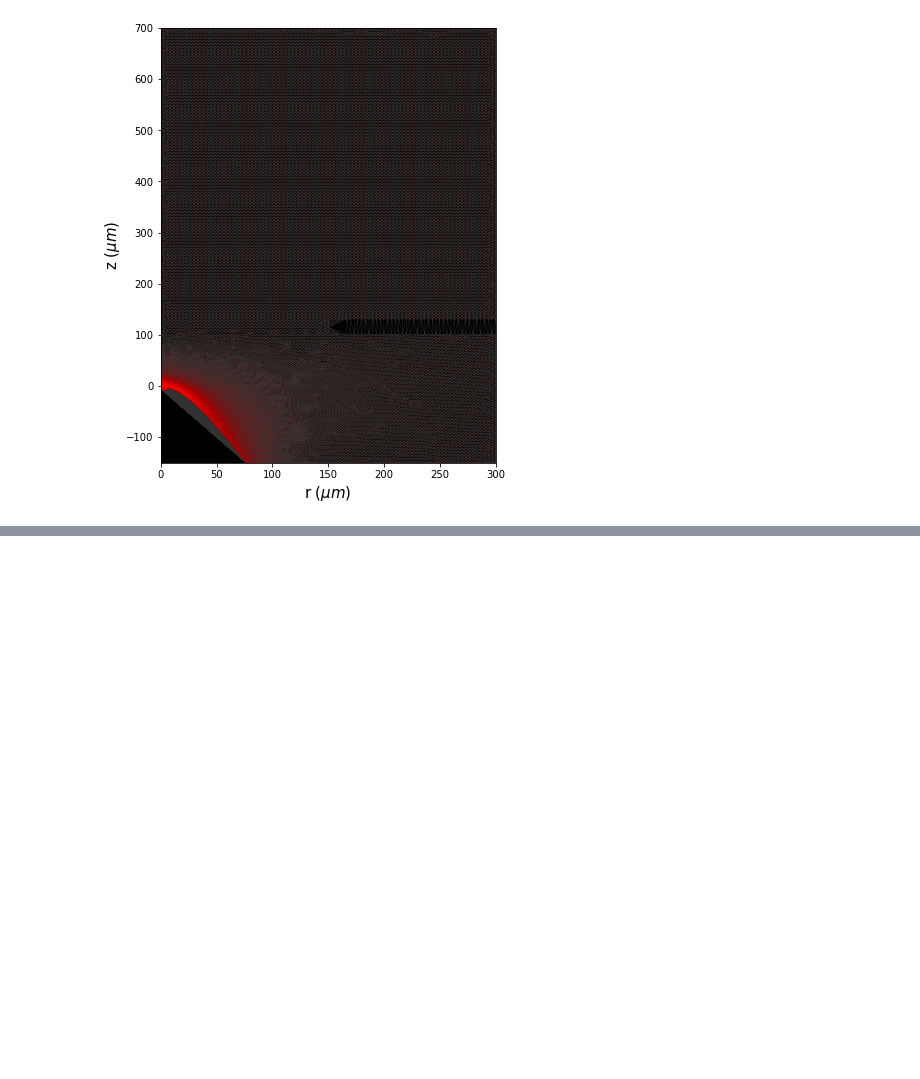
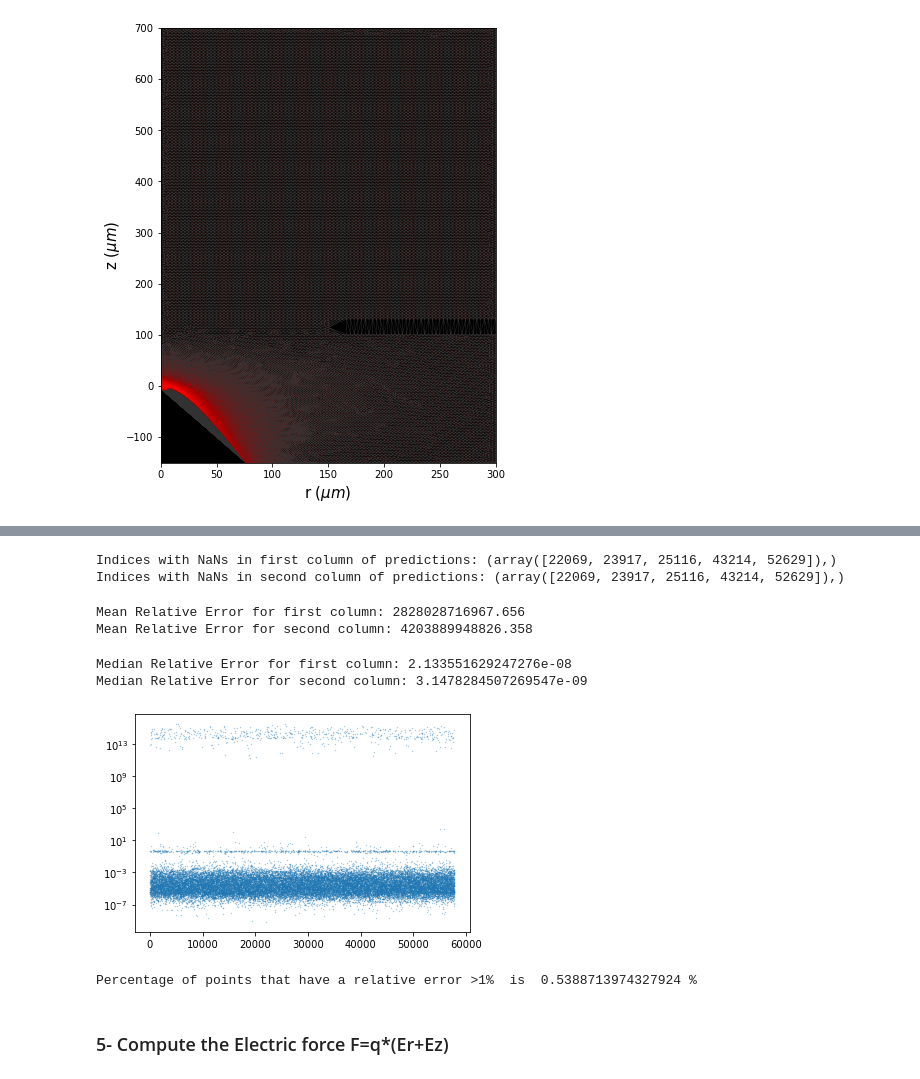
Before and after one commit to Rafid-Ben/Electrospray_DF_Py, a Jupyter notebook: interpolation.ipynb, the cells around one changed output, grey strips where cells are left out. Cells and saved outputs as stored; diff of their text form; code cells hidden in the pictures; blank space fills up the shorter version.

```diff
--- a/interpolation.ipynb
+++ b/interpolation.ipynb
@@ -108,0 +223,2 @@ array([[3074143.0021039 , 7574129.58052451]])
+# %%
+predictions=interp_lin_delaunay(interp,request_pts)
@@ -108,0 +238,75 @@ array([[3074143.0021039 , 7574129.58052451]])
+# %%
+# Find indices where predictions[:, 0] contains NaNs
+indices_nan_0 = np.where(np.isnan(predictions[:, 0]))
+
+# Find indices where predictions[:, 1] contains NaNs
+indices_nan_1 = np.where(np.isnan(predictions[:, 1]))
+
+print("Indices with NaNs in first column of predictions:", indices_nan_0)
+print("Indices with NaNs in second column of predictions:", indices_nan_1)
+# %% [output]
+Indices with NaNs in first column of predictions: (array([22069, 23917, 25116, 43214, 52629]),)
+Indices with NaNs in second column of predictions: (array([22069, 23917, 25116, 43214, 52629]),)
+# %%
+# Find the unique indices across both columns where there are NaNs
+indices_nan = np.unique(np.concatenate((indices_nan_0[0], indices_nan_1[0])))
+
+# Delete rows from predictions
+predictions = np.delete(predictions, indices_nan, axis=0)
+
+# Delete corresponding rows from test_targets
+test_targets = np.delete(test_targets, indices_nan, axis=0)
+# %%
+# Calculate absolute error
+absolute_error = np.abs(predictions - test_targets)
+
+# Calculate relative error. We add a small constant to the denominator to avoid division by zero.
+epsilon = 1e-7
+relative_error = absolute_error / (np.abs(test_targets) + epsilon)
+
+# Now, `relative_error` is an array of the same shape as `predictions` and `test_targets`,
+# with each element being the relative error for the corresponding prediction-target pair.
+# %%
+# Calculate the mean relative error for each column
+mean_relative_error_col0 = np.mean(relative_error[:, 0])
+mean_relative_error_col1 = np.mean(relative_error[:, 1])
+print("Mean Relative Error for first column:", mean_relative_error_col0)
+print("Mean Relative Error for second column:", mean_relative_error_col1)
+# %% [output]
+Mean Relative Error for first column: 2828028716967.656
+Mean Relative Error for second column: 4203889948826.358
+# %%
+# Calculate the median relative error for each column
+median_relative_error_col0 = np.median(relative_error[:, 0])
+median_relative_error_col1 = np.median(relative_error[:, 1])
+print("Median Relative Error for first column:", median_relative_error_col0)
+print("Median Relative Error for second column:", median_relative_error_col1)
+# %% [output]
+Median Relative Error for first column: 2.133551629247276e-08
+Median Relative Error for second column: 3.1478284507269547e-09
+# %%
+# Create scatter plot
+plt.scatter(np.arange(len(relative_error[:, 0])), relative_error[:, 0], marker='.', s=0.5, alpha=0.5)
+
+
+# Set the x and y axis scales to logarithmic
+plt.yscale('log')
+
+
+# Adding labels for better readability
+#plt.xlabel('Relative Error for Column 0')
+#plt.ylabel('Relative Error for Column 1')
+
+# Show the plot
+#plt.show()
+# %% [output]
+[figure, added]
+# %%
+# Count the number of points that have been predicted with more than 1% realtive error
+count = np.sum(relative_error[:, 0] > 1)
+
+print("Percentage of points that have a relative error >1%  is ", 100*count/np.size(relative_error),'%')
+# %% [output]
+Percentage of points that have a relative error >1%  is  0.5388713974327924 %
+# %% [markdown]
+### 5- Compute the Electric force F=q*(Er+Ez)
```
Also changed, not shown: parts of 25 cells of this notebook.
